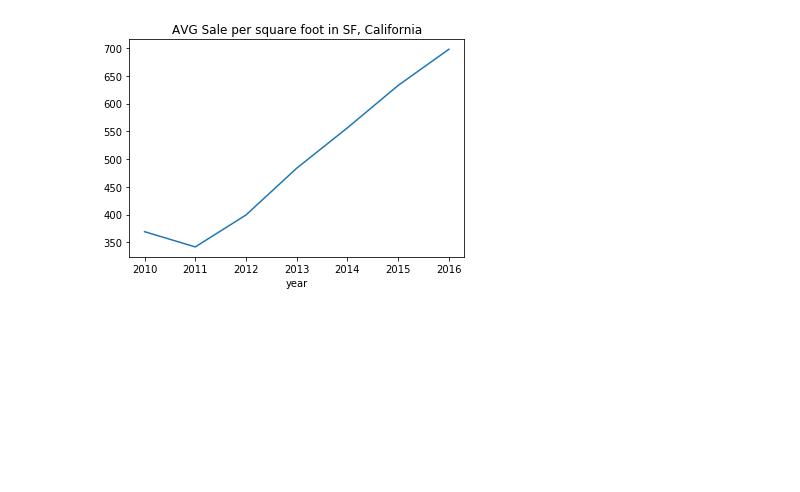
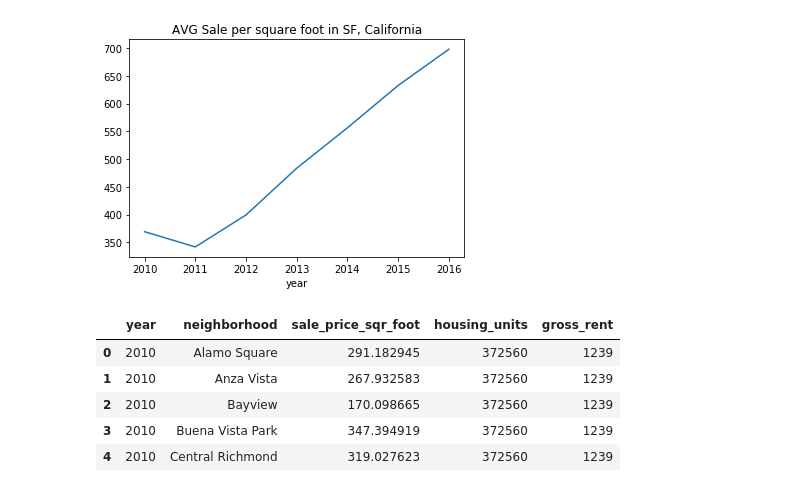
Before and after one commit to maxla777/Pyviz_homework, a Jupyter notebook: SF_Housing_Rental_Analysis.ipynb, the cells around one changed output. Cells and saved outputs as stored; diff of their text form; code cells hidden in the pictures; blank space fills up the shorter version.

```diff
--- a/SF_Housing_Rental_Analysis.ipynb
+++ b/SF_Housing_Rental_Analysis.ipynb
@@ -108,0 +113,14 @@ avg_sale_price = sfo_data.groupby('year')['sale_price_sqr_foot'].mean().plot(y='
+# %%
+# Group by year and neighborhood and then create a new dataframe of the mean values
+neighborhoods_mean_values = sfo_data.reset_index()
+# %%
+# Group by year and neighborhood and then create a new dataframe of the mean values
+neighborhoods_mean_values.groupby(['year','neighborhood']).mean()
+neighborhoods_mean_values.head()
+# %% [output]
+|  | year | neighborhood | sale_price_sqr_foot | housing_units | gross_rent |
+| 0 | 2010 | Alamo Square | 291.182945 | 372560 | 1239 |
+| 1 | 2010 | Anza Vista | 267.932583 | 372560 | 1239 |
+| 2 | 2010 | Bayview | 170.098665 | 372560 | 1239 |
+| 3 | 2010 | Buena Vista Park | 347.394919 | 372560 | 1239 |
+| 4 | 2010 | Central Richmond | 319.027623 | 372560 | 1239 |
```
Also changed, not shown: parts of 3 cells of this notebook.
